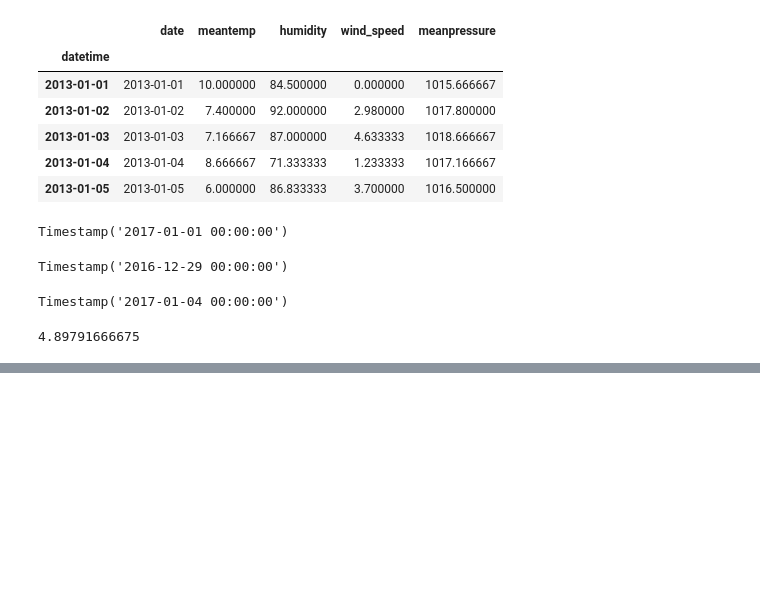
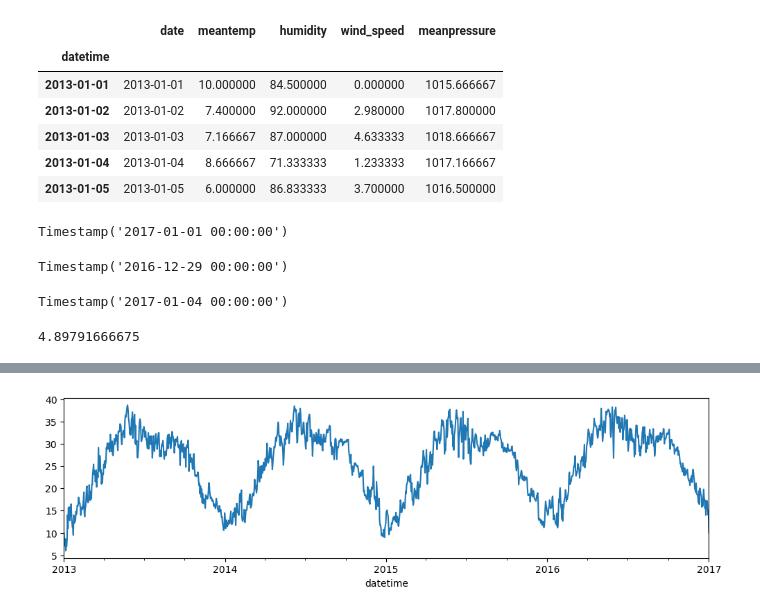
Before and after one commit to EhLeeOod/time-series, a Jupyter notebook: PRACTICE.ipynb, the cells around one changed output, grey strips where cells are left out. Drawn from its saved outputs; the diff is of its cells as text; code cells hidden in the pictures; blank space fills up the shorter version.

```diff
--- a/PRACTICE.ipynb
+++ b/PRACTICE.ipynb
@@ -205,0 +259,11 @@ mean_windspeed
+# %%
+# set figuresize parameters default to 12,3 as used above
+plt.rcParams['figure.figsize'] = (12,3)
+# %%
+# verify changes
+plt.rcParams['figure.figsize']
+
+# verify plot is 12x3 by default without needing to specify parameters
+ax = ts.plot();
+# %% [output]
+[figure, added]
```
Also changed, not shown: parts of 9 cells of this notebook.
